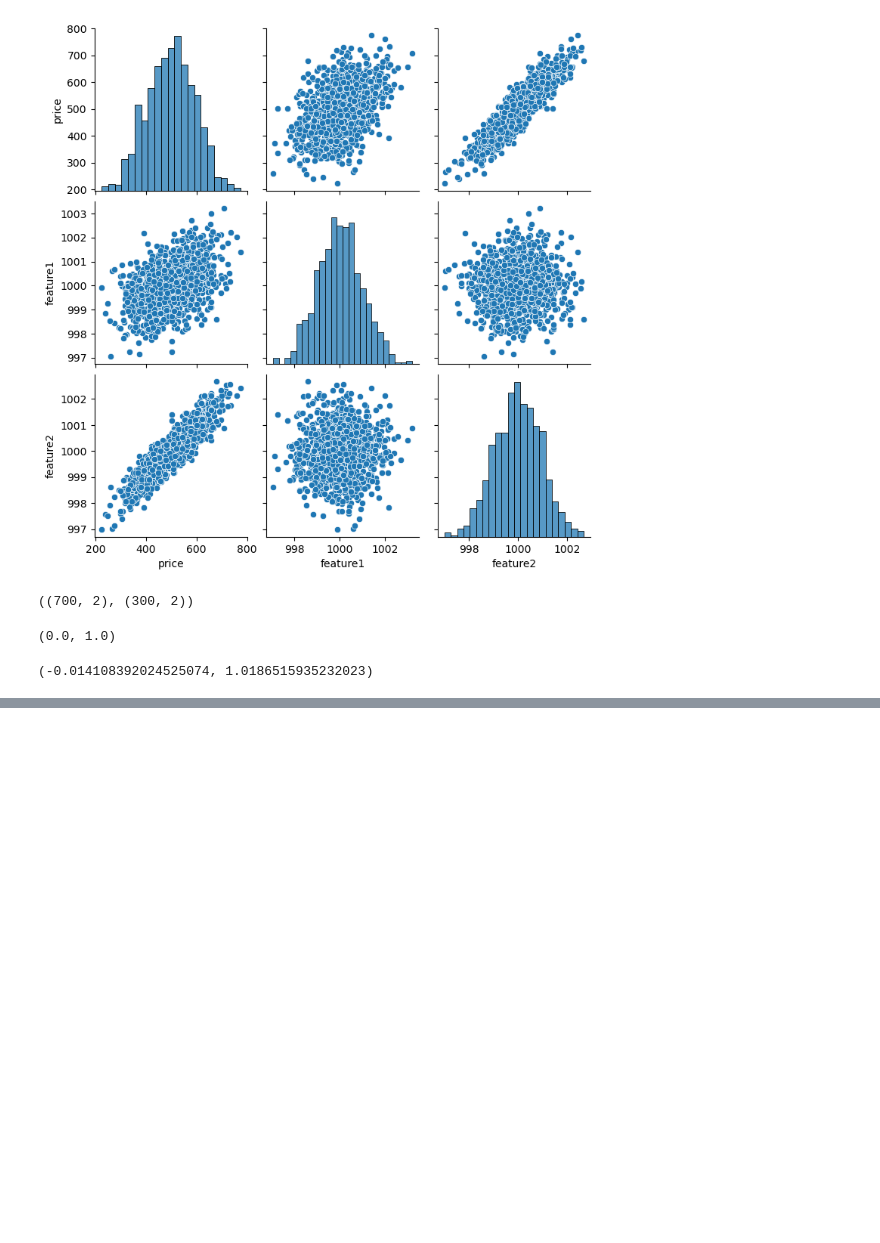
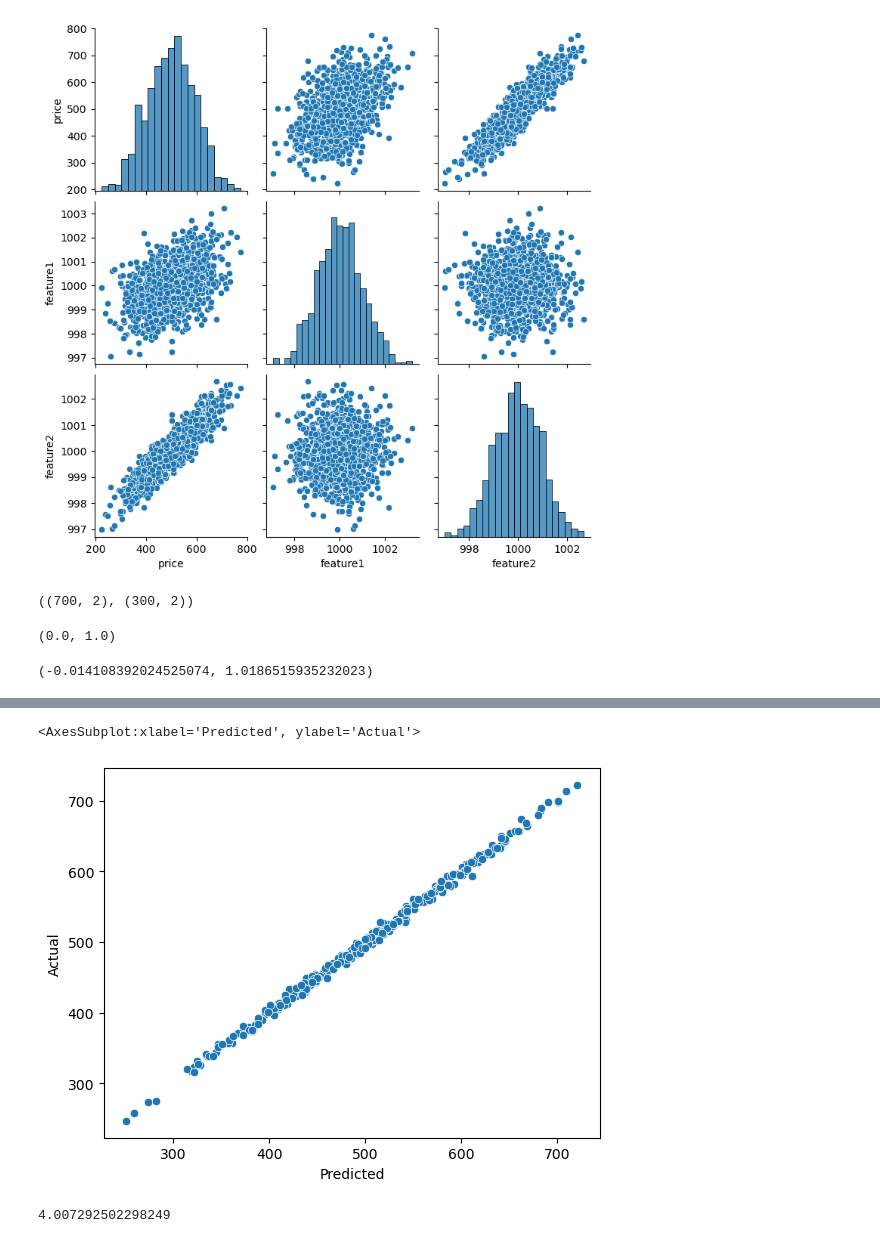
Before and after one commit to lavkushsingh31/Deep_Learning_Assignments, a Jupyter notebook: Practice - Udemy (Keras) I.ipynb, the cells around one changed output, grey strips where cells are left out. Drawn from its saved outputs; the diff is of its cells as text; code cells hidden in the pictures; blank space fills up the shorter version.

```diff
--- a/Practice - Udemy (Keras) I.ipynb
+++ b/Practice - Udemy (Keras) I.ipynb
@@ -85,0 +99,3 @@ pd.DataFrame(model.history.history).plot()
+# %%
+test_pred = model.predict(X_test)
+test_pred[:5]
@@ -85,0 +113,3 @@ pd.DataFrame(model.history.history).plot()
+# %%
+test_pred = pd.Series(test_pred.reshape(300,), name='Predicted')
+test_pred
@@ -85,0 +129,4 @@ pd.DataFrame(model.history.history).plot()
+# %%
+pred_df = pd.DataFrame(y_test, columns=['Actual'])
+pred_df = pd.concat([pred_df, test_pred], axis = 1)
+pred_df.head()
@@ -85,0 +140,9 @@ pd.DataFrame(model.history.history).plot()
+# %%
+sns.scatterplot(x = 'Predicted', y = 'Actual', data = pred_df)
+# %% [output]
+<AxesSubplot:xlabel='Predicted', ylabel='Actual'>
+[figure, added]
+# %%
+mean_absolute_error(pred_df['Actual'], pred_df['Predicted'])
+# %% [output]
+4.007292502298249
```
Also changed, not shown: parts of 19 cells of this notebook.
